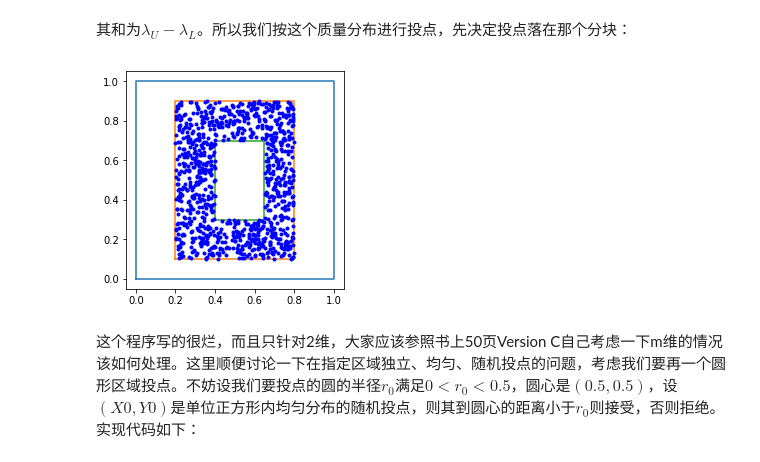
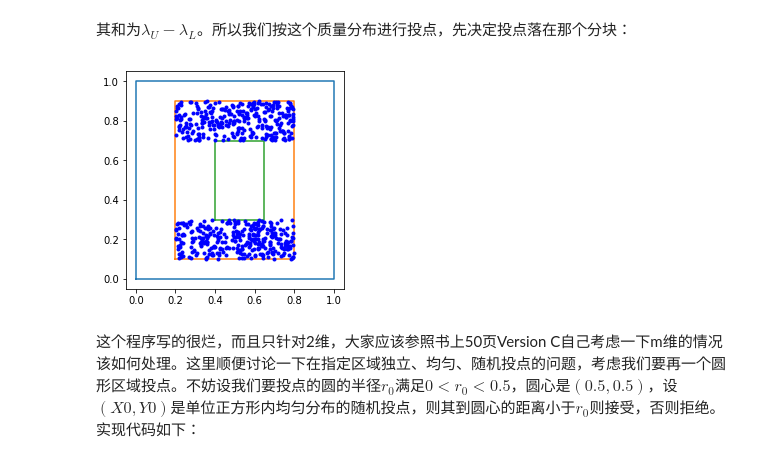
Before and after one commit to ChihaoZhang/CSLN, a Jupyter notebook: src/chap04.ipynb, the cells around one changed output. Saved outputs shown, nothing was run; the diff lists cells and outputs as text; code cells hidden in the pictures.

```diff
--- a/src/chap04.ipynb
+++ b/src/chap04.ipynb
@@ -181,8 +180,8 @@ def area_sin1_x(times):
     inside = 0
     dots = np.random.rand(2, times)
     for i in range(times):
-        x = dots[0, i] - 0.5
-        y = dots[1, i] - 0.5
+        x = dots[0, i]# - 0.5 ???
+        y = dots[1, i]# - 0.5 ???
         if y < 0.5 * np.sin(1/x) + 0.5:   # 只改了目标函数部分
             inside += 1
     return inside / times
@@ -572,36 +571,36 @@ def sample_A3():
     Z2 = al2 + Z2 * (bl2 - al2)
     return (Z1, Z2)
 
 def sample_A4():
     Z1 = np.random.rand()
     Z2 = np.random.rand()
     Z1 = au1 + Z1 * (bu1 - au1)
     Z2 = au2 + Z2 * (al2 - au2)
     return (Z1, Z2)
 
 plt.plot([0,1,1,0,0],[0,0,1,1,0])
 plt.plot([au1,bu1,bu1,au1,au1],[au2,au2,bu2,bu2,au2])
 plt.plot([al1,bl1,bl1,al1,al1],[al2,al2,bl2,bl2,al2])
 
 axs = plt.gca()
 axs.set_aspect('equal', 'box')
 n = 1000
 for i in range(n):
     I = pick_area()
     if (I == 0):
         X0, Y0 = sample_A1()
         plt.plot(X0, Y0, 'b.')
     if (I == 1):
         X0, Y0 = sample_A2()
-        plt.plot(X0, Y0, 'b.')
+        #plt.plot(X0, Y0, 'b.')
     if (I == 2):
         X0, Y0 = sample_A3()
-        plt.plot(X0, Y0, 'b.')
+        #plt.plot(X0, Y0, 'b.')
     if (I == 3):
         X0, Y0 = sample_A4()
         plt.plot(X0, Y0, 'b.')
 # %% [output]
-[figure, old version]
+[figure, new version]
 # %% [markdown]
 这个程序写的很烂，而且只针对2维，大家应该参照书上50页Version C自己考虑一下m维的情况该如何处理。这里顺便讨论一下在指定区域独立、均匀、随机投点的问题，考虑我们要再一个圆形区域投点。不妨设我们要投点的圆的半径$r_0$满足$0 < r_0 < 0.5$，圆心是$(0.5, 0.5)$，设$(X0, Y0)$是单位正方形内均匀分布的随机投点，则其到圆心的距离小于$r_0$则接受，否则拒绝。实现代码如下：
 # %%
```
Also changed, not shown: parts of 5 cells of this notebook, 3 other files.
